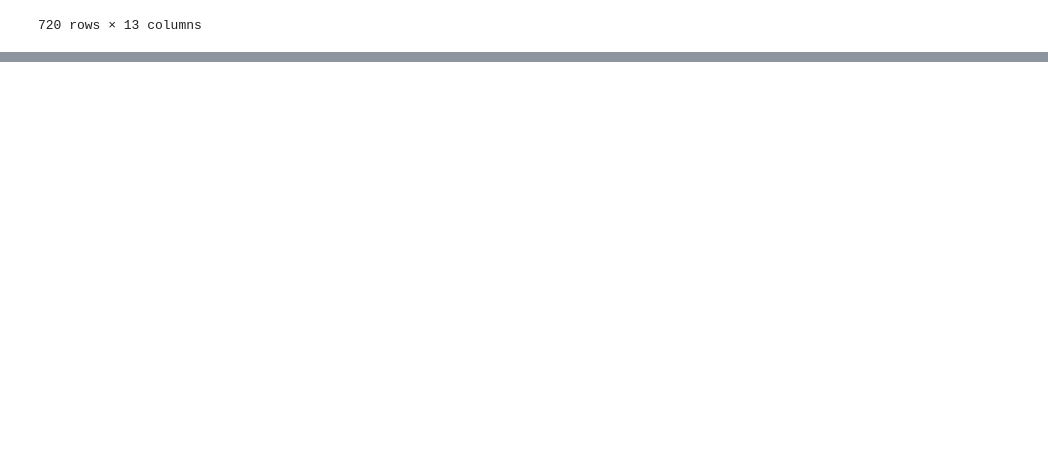
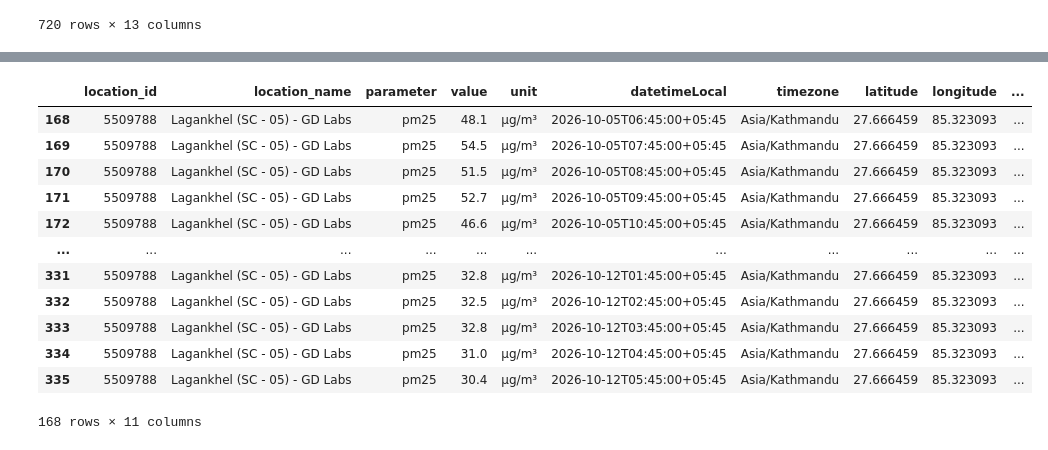
Before and after one commit to Laxmination/Kathmandu-PM2.5-Forecasting, a Jupyter notebook: OpenAQdatasetCleaning/Lagankhel data cleaning.ipynb, the cells around one changed output, grey strips where cells are left out. Saved outputs shown, nothing was run; the diff lists cells and outputs as text; code cells hidden in the pictures; blank space fills up the shorter version.

```diff
--- a/OpenAQdatasetCleaning/Lagankhel data cleaning.ipynb
+++ b/OpenAQdatasetCleaning/Lagankhel data cleaning.ipynb
@@ -208,0 +268,17 @@ cleaned1.to_csv('cleaned_LagankhelLast30days.csv', index=False)
+# %%
+cleaned2 = cleaned2[cleaned2['parameter']=='pm25']
+cleaned2
+# %% [output]
+|  | location_id | location_name | parameter | value | unit | datetimeLocal | timezone | latitude | longitude | ... |
+| 168 | 5509788 | Lagankhel (SC - 05) - GD Labs | pm25 | 48.1 | µg/m³ | 2026-10-05T06:45:00+05:45 | Asia/Kathmandu | 27.666459 | 85.323093 | ... |
+| 169 | 5509788 | Lagankhel (SC - 05) - GD Labs | pm25 | 54.5 | µg/m³ | 2026-10-05T07:45:00+05:45 | Asia/Kathmandu | 27.666459 | 85.323093 | ... |
+| 170 | 5509788 | Lagankhel (SC - 05) - GD Labs | pm25 | 51.5 | µg/m³ | 2026-10-05T08:45:00+05:45 | Asia/Kathmandu | 27.666459 | 85.323093 | ... |
+| 171 | 5509788 | Lagankhel (SC - 05) - GD Labs | pm25 | 52.7 | µg/m³ | 2026-10-05T09:45:00+05:45 | Asia/Kathmandu | 27.666459 | 85.323093 | ... |
+| 172 | 5509788 | Lagankhel (SC - 05) - GD Labs | pm25 | 46.6 | µg/m³ | 2026-10-05T10:45:00+05:45 | Asia/Kathmandu | 27.666459 | 85.323093 | ... |
+| ... | ... | ... | ... | ... | ... | ... | ... | ... | ... | ... |
+| 331 | 5509788 | Lagankhel (SC - 05) - GD Labs | pm25 | 32.8 | µg/m³ | 2026-10-12T01:45:00+05:45 | Asia/Kathmandu | 27.666459 | 85.323093 | ... |
+| 332 | 5509788 | Lagankhel (SC - 05) - GD Labs | pm25 | 32.5 | µg/m³ | 2026-10-12T02:45:00+05:45 | Asia/Kathmandu | 27.666459 | 85.323093 | ... |
+| 333 | 5509788 | Lagankhel (SC - 05) - GD Labs | pm25 | 32.8 | µg/m³ | 2026-10-12T03:45:00+05:45 | Asia/Kathmandu | 27.666459 | 85.323093 | ... |
+| 334 | 5509788 | Lagankhel (SC - 05) - GD Labs | pm25 | 31.0 | µg/m³ | 2026-10-12T04:45:00+05:45 | Asia/Kathmandu | 27.666459 | 85.323093 | ... |
+| 335 | 5509788 | Lagankhel (SC - 05) - GD Labs | pm25 | 30.4 | µg/m³ | 2026-10-12T05:45:00+05:45 | Asia/Kathmandu | 27.666459 | 85.323093 | ... |
+168 rows × 11 columns
```
Also changed, not shown: parts of 6 cells of this notebook, 1 other file.
